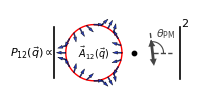
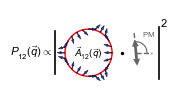
The notebook cell's code change between the first figure and the second:
--- before
+++ after
@@ -42,5 +42,5 @@
 
 # Add definition of \theta_{PM}
-color_theta_PM = "#444444"
+color_theta_PM = "#666666"
 hline_endpt = rq_circ * E9c.Mp4 / E9c.k_lw
 theta_PM_example = 100 / 180 * np.pi    # Will look distorted because of the xlim and ylim, but don't have better solutions yet
@@ -53,6 +53,8 @@
 axes_Berry[2].plot([0, theta_endpt[0]], [0, theta_endpt[1]],
            color = color_theta_PM, linestyle = "--", linewidth = 1)#plt_sizes["theta_PM_--lw"])
-axes_Berry[2].text(0.11, 0.22, r"$\theta_{\mathrm{PM}}$", ha = "left", va = "bottom",
-                   color = color_theta_PM, fontsize = 8)#plt_sizes["theta_PM_fontsize"])
+# axes_Berry[2].text(0.07, 0.25, r"$\theta_{\mathrm{PM}}$", ha = "left", va = "bottom",
+#                    color = color_theta_PM, fontsize = 8)#plt_sizes["theta_PM_fontsize"])
+axes_Berry[2].text(0.20, 0.25, r"${}_{\mathrm{PM}}$", ha = "left", va = "bottom",
+                   color = color_theta_PM, fontsize = 8)#add Symbol theta by hand
 axes_Berry[2].plot([- theta_stem_endpt[0], theta_stem_endpt[0]], [- theta_stem_endpt[1], theta_stem_endpt[1]],
            color = color_theta_PM, linestyle = "-", linewidth = 2)
@@ -77,7 +79,7 @@
 axes_Berry[1].axvline(x = -0.75, ymin = 0.2, ymax = 0.8, linewidth = 1.2, color = "black", clip_on = False)
 axes_Berry[2].axvline(x = 0.8, ymin = 0.2, ymax = 0.8, linewidth = 1.2, color = "black", clip_on = False)
-axes_Berry[2].text(0.83, 0.45, "2", fontsize = 8, va = "bottom", ha = "left")
-axes_Berry[2].scatter(-0.55, 0, s = 10, color = "black", clip_on = False)
-axes_Berry[2].set_xlim(-0.4, 0.6)
+axes_Berry[2].text(0.83, 0.45, r"$2$", fontsize = 8, va = "bottom", ha = "left")
+axes_Berry[2].scatter(-0.5, 0, s = 2, color = "black", clip_on = False)
+axes_Berry[2].set_xlim(-0.15, 0.85)
 axes_Berry[2].plot([],[])
 
@@ -86,3 +88,3 @@
 fig2av2path = Path(r"C:\Users\ken92\Documents\Studies\E5\simulation\E9_simulations\projects\band_spectroscopy\paper_figures\fig2",
                  f"fig2a_v2_{str_journal}.pdf")
-fig_Berry.savefig(fig2av2path, format = "pdf", facecolor = "none", dpi = 300, bbox_inches = 'tight')
+# fig_Berry.savefig(fig2av2path, format = "pdf", facecolor = "none", dpi = 300, bbox_inches = 'tight')

Commit: A bunch of paper figure updates